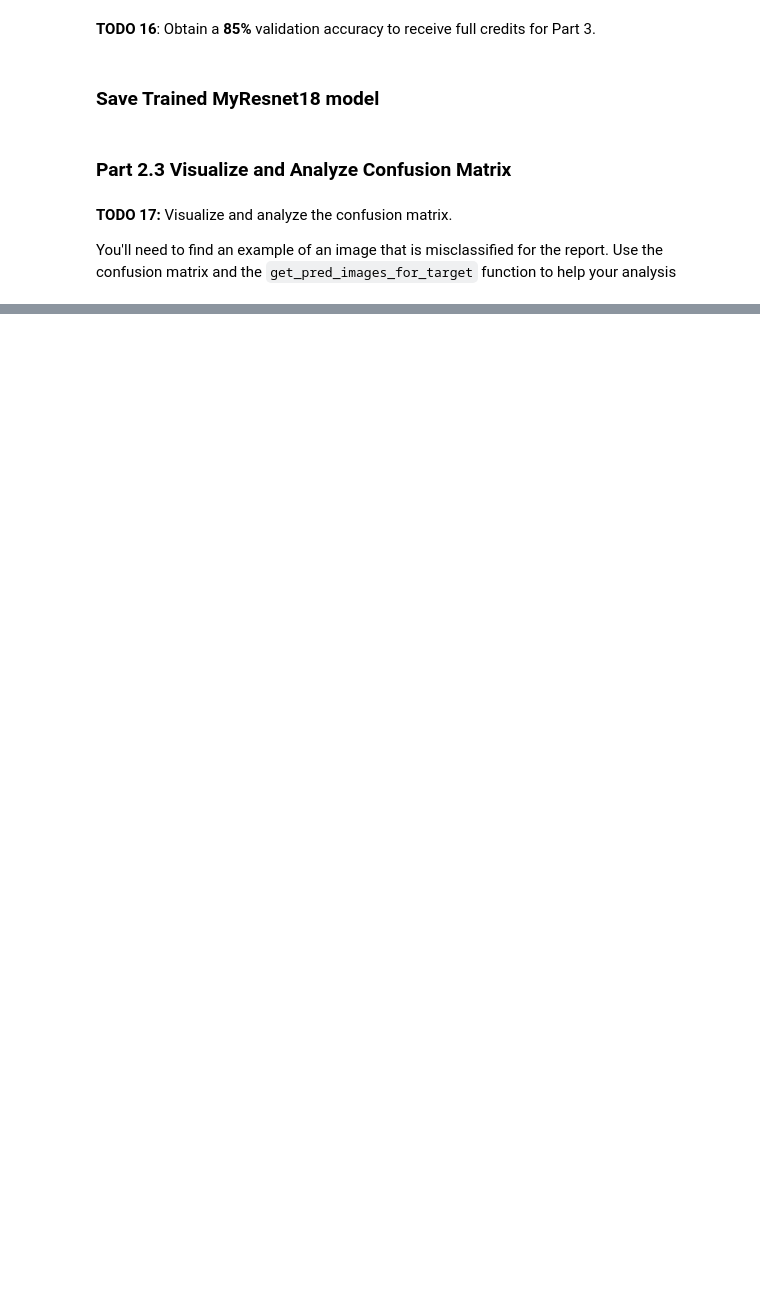
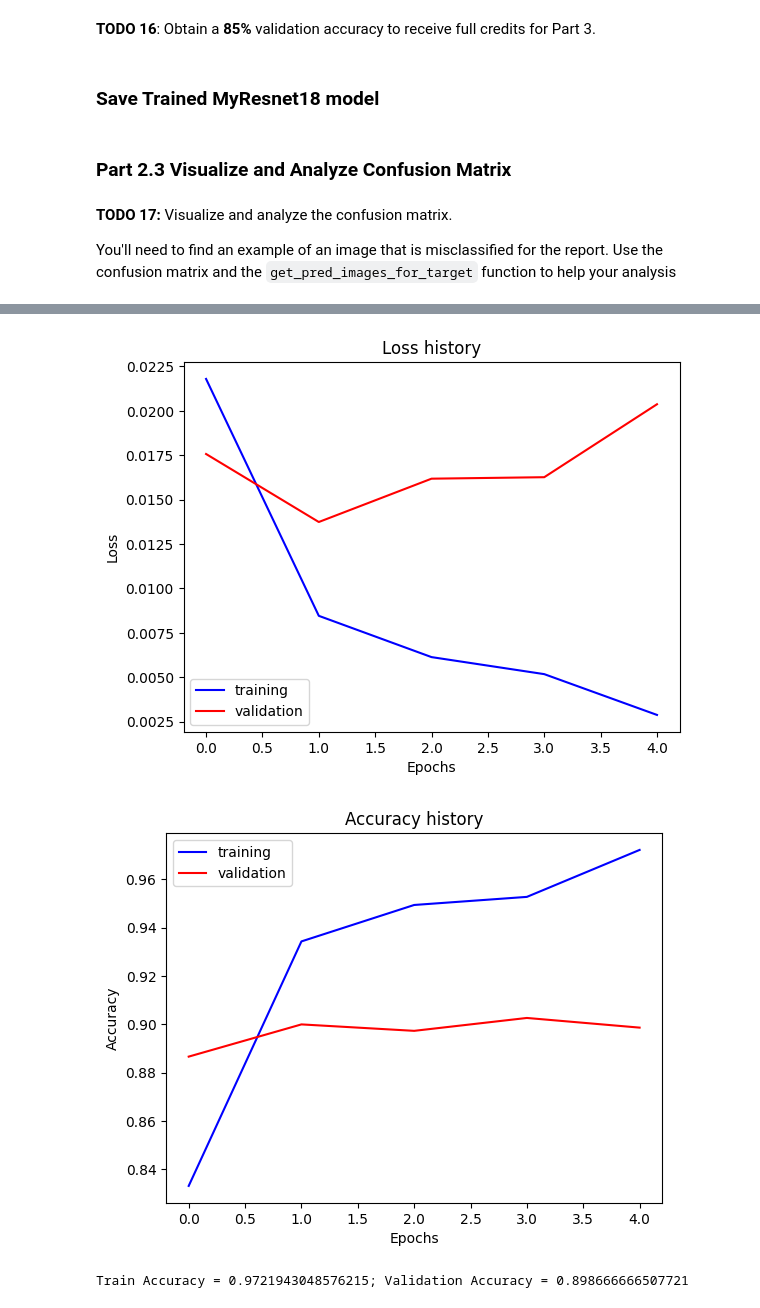
Before and after one commit to karlsing/cv-class, a Jupyter notebook: proj5/proj5.ipynb, the cells around one changed output, grey strips where cells are left out. Saved outputs shown, nothing was run; the diff lists cells and outputs as text; code cells hidden in the pictures; blank space fills up the shorter version.

```diff
--- a/proj5/proj5.ipynb
+++ b/proj5/proj5.ipynb
@@ -534,0 +542,26 @@ generate_and_plot_confusion_matrix(my_resnet, trainer.val_dataset, use_cuda=is_c
+# %%
+# TODO: add a decent initial setting and tune from there. The values are intentionally bad.
+optimizer_config = {
+  "optimizer_type": "adam",
+  "lr": 1e-2,
+  "weight_decay": 1e-6
+}
+# %%
+inp_size = (224, 224)
+# %%
+my_vit = MyVITB16()
+optimizer = get_optimizer(my_vit, optimizer_config)
+
+trainer = Trainer(data_dir=data_path,
+                  model = my_vit,
+                  optimizer = optimizer,
+                  model_dir = os.path.join(model_path, 'vit_16_b'),
+                  train_data_transforms = get_all_transforms(inp_size, [dataset_mean], [dataset_std]),
+                  val_data_transforms = get_fundamental_normalization_transforms(inp_size, [dataset_mean], [dataset_std]),
+                  batch_size = 32,
+                  load_from_disk = False,
+                  cuda = is_cuda
+                 )
+# %%
+%%time
+trainer.run_training_loop(num_epochs=5)
@@ -534,0 +578,12 @@ generate_and_plot_confusion_matrix(my_resnet, trainer.val_dataset, use_cuda=is_c
+# %%
+trainer.plot_loss_history()
+trainer.plot_accuracy()
+# %% [output]
+[figure, added]
+[figure, added]
+# %%
+train_accuracy = trainer.train_accuracy_history[-1]
+validation_accuracy = trainer.validation_accuracy_history[-1]
+print('Train Accuracy = {}; Validation Accuracy = {}'.format(train_accuracy, validation_accuracy))
+# %% [output]
+Train Accuracy = 0.9721943048576215; Validation Accuracy = 0.898666666507721
```
Also changed, not shown: parts of 17 cells of this notebook, 5 other files.
